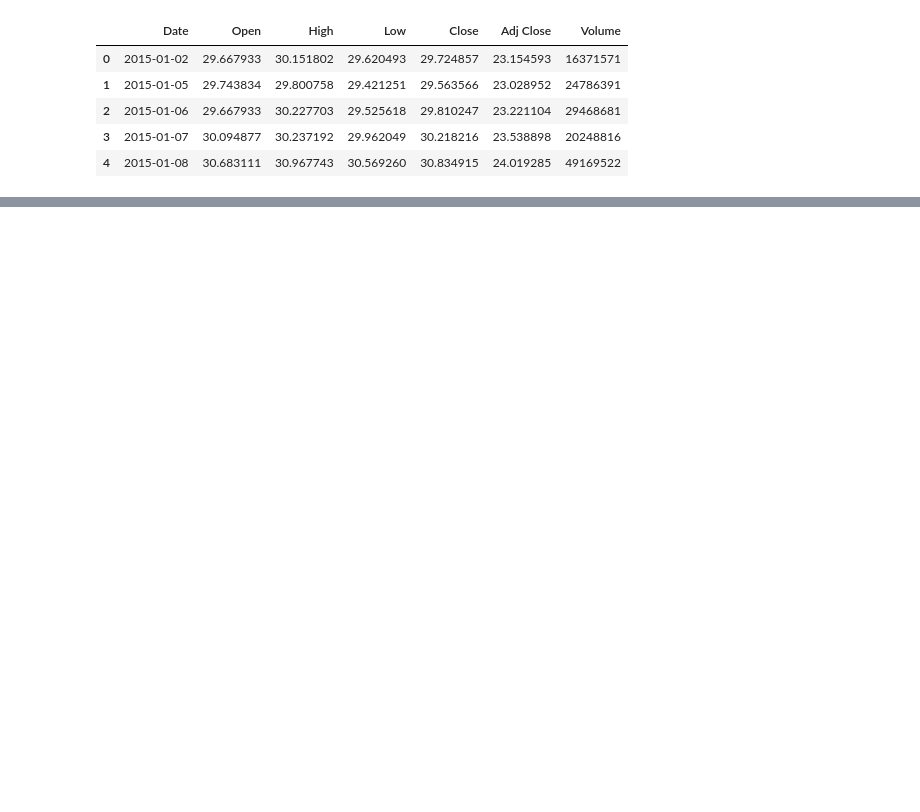
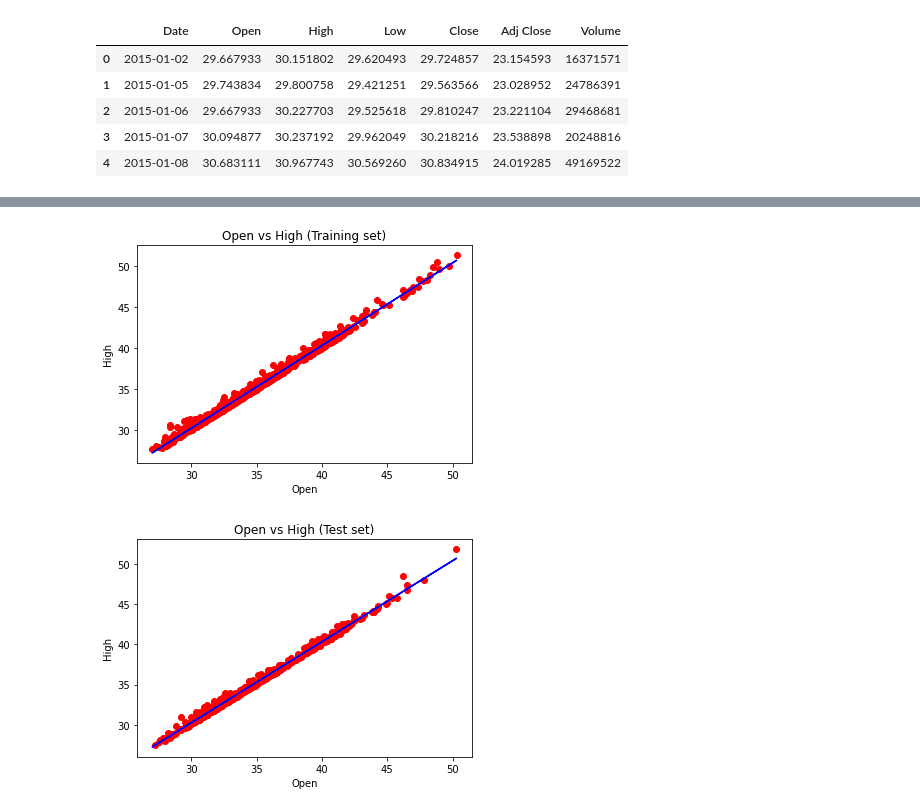
Before and after one commit to seanposton4/SchoolWork, a Jupyter notebook: CS453/App1/MLApp.ipynb, the cells around one changed output, grey strips where cells are left out. Saved outputs shown, nothing was run; the diff lists cells and outputs as text; code cells hidden in the pictures; blank space fills up the shorter version.

```diff
--- a/CS453/App1/MLApp.ipynb
+++ b/CS453/App1/MLApp.ipynb
@@ -30,0 +26,34 @@ KeyError: 'Data'
+# %%
+#Linear Regression
+from sklearn.linear_model import LinearRegression
+from sklearn.model_selection import train_test_split
+# data divided into training and testing
+X_train, X_test, y_train, y_test = train_test_split(X, y, test_size=1/3, random_state=0)
+
+#Linear Regression to Training Data
+regressor = LinearRegression()
+regressor.fit(X_train, y_train)
+
+# Visualize training set results
+# plot the actual data points of training set
+plt.scatter(X_train, y_train, color = 'red')
+# plot the regression line
+plt.plot(X_train, regressor.predict(X_train), color='blue')
+plt.title('Open vs High (Training set)')
+plt.xlabel('Open')
+plt.ylabel('High')
+plt.show()
+
+# Visualize test set results
+# plot the actual data points of test set
+plt.scatter(X_test, y_test, color = 'red')
+
+# plot the regression line (same as above)
+plt.plot(X_train, regressor.predict(X_train), color='blue')
+plt.title('Open vs High (Test set)')
+plt.xlabel('Open')
+plt.ylabel('High')
+plt.show()
+# %% [output]
+[figure, added]
+[figure, added]
```
Also changed, not shown: parts of 2 cells of this notebook, 11 other files.
